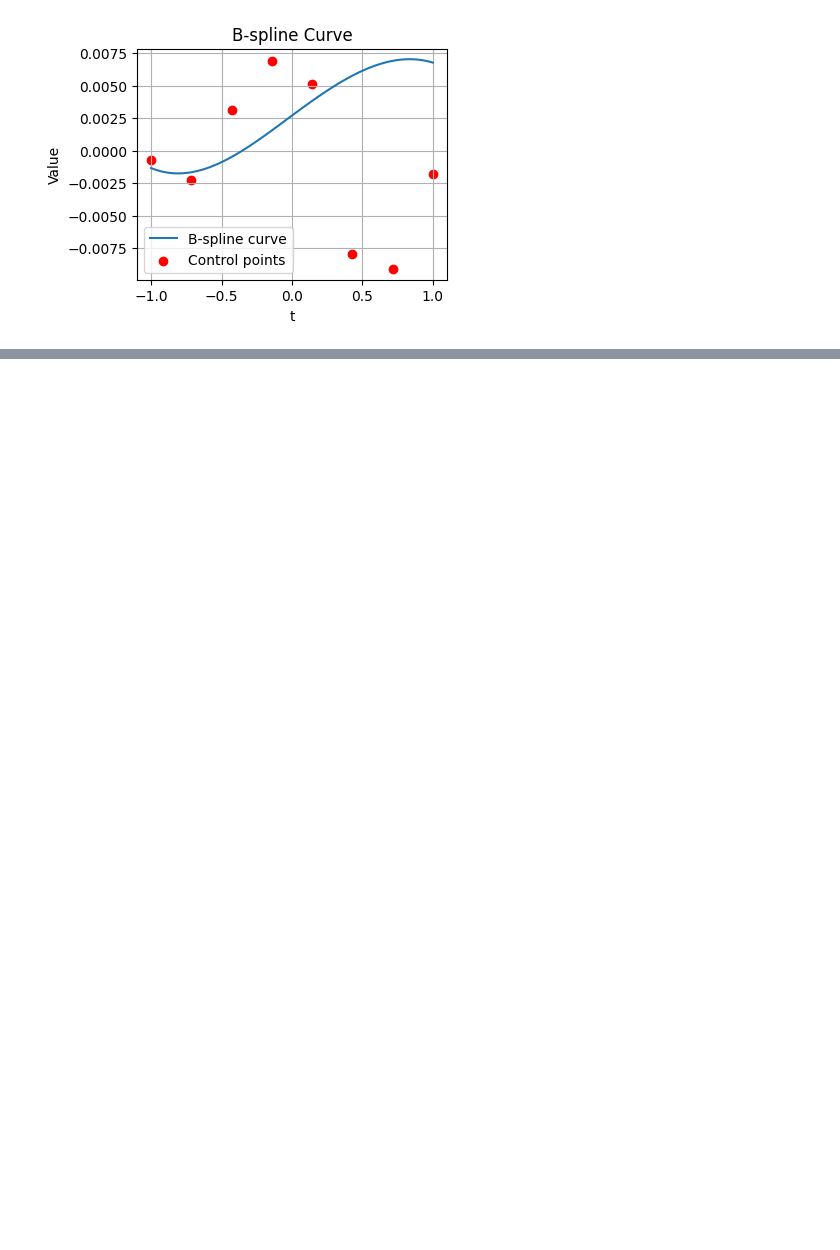
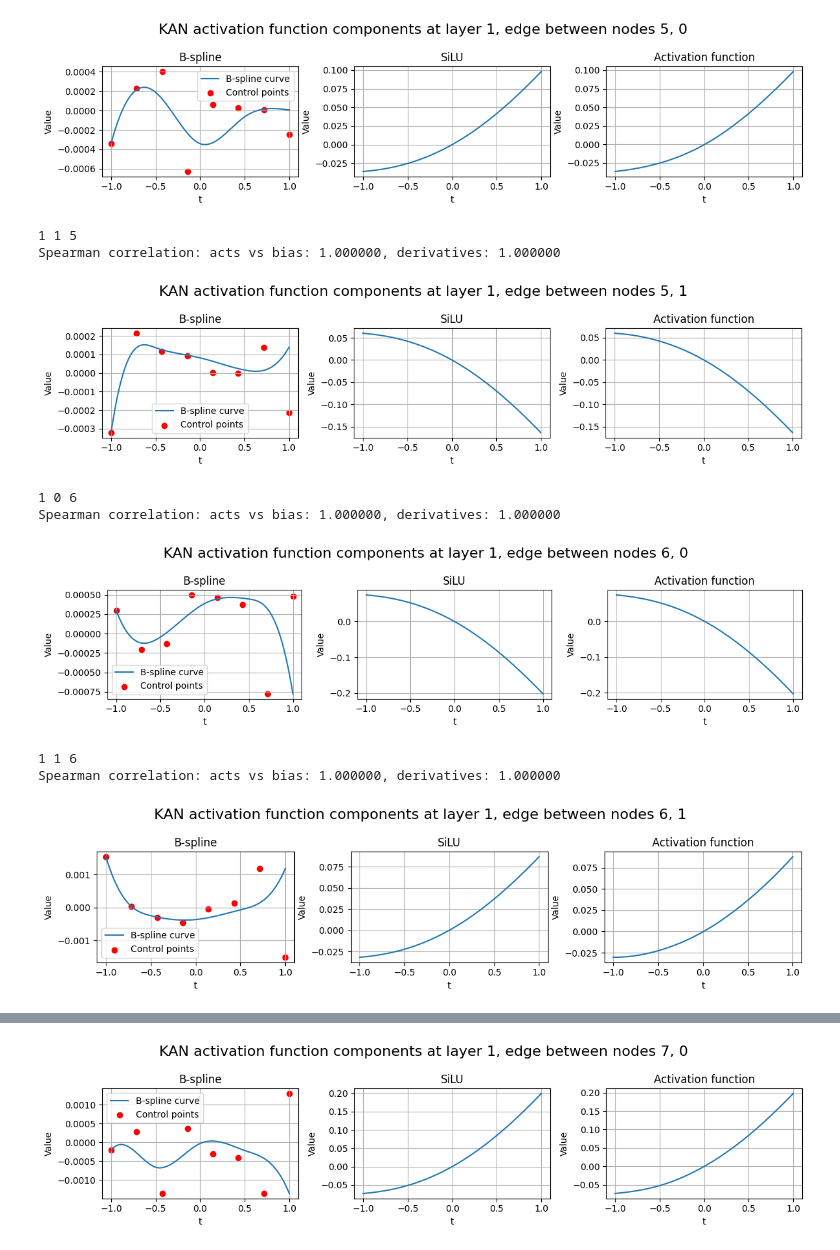
Before and after one commit to laurensjdv/t, a Jupyter notebook: kan_plotting.ipynb, the cells around one changed output, grey strips where cells are left out. Saved outputs shown, nothing was run; the diff lists cells and outputs as text; code cells hidden in the pictures; blank space fills up the shorter version.

```diff
--- a/kan_plotting.ipynb
+++ b/kan_plotting.ipynb
@@ -9,5 +9,6 @@ from scipy.interpolate import BSpline
 from torch.utils.data import DataLoader
 from kan.utils import create_dataset
 
-# DEVICE = torch.device("cuda" if torch.cuda.is_available() else "cpu")
+DEVICE = torch.device("cuda" if torch.cuda.is_available() else "cpu")
+DEVICE = torch.device("cpu")
 # %%
@@ -78,2 +134,0 @@ tensor([ 0.0002, -0.0041, -0.0150,  0.0127,  0.0068, -0.0152,  0.0090,  0.0035],
-# %%
-model.load_state_dict(checkpoint)
@@ -82,27 +135,49 @@ model.load_state_dict(checkpoint)
-# %%
-# most important feature
-l = 0
-i = 0
 # %%
 
 
 base_diff = []
 
+corrs = []
+grad_corrs = []
+
 for l,layer in enumerate(model.layers):
-    for i in range(layer.base_weight.shape[0]):
-        for j in range(layer.base_weight.shape[1]):
+    corrs.append([])
+    grad_corrs.append([])
+    for j in range(layer.base_weight.shape[1]):
+        node_corrs = []
+        node_grad_corrs = []
+        for i in range(layer.base_weight.shape[0]):
+
             diff = layer.spline_weight[i][j].max() - layer.spline_weight[i][j].min()
             base = layer.base_weight[i][j]
+            corr, grad_corr = spearman_corrs(model, [l,i,j])
 
             edge = {
+                "corr": corr,
+                "grad_corr": grad_corr,
                 "diff": diff,
                 "base": abs(base),
                 "idx": [l,i,j],
             }
             base_diff.append(edge)
+            node_corrs.append(corr)
+            node_grad_corrs.append(grad_corr)
+
+        corrs[l].append(node_corrs)
+        grad_corrs[l].append(node_grad_corrs)
+
+        # corrs[l].append(np.mean(node_corrs))
+        # grad_corrs[l].append(np.mean(node_grad_corrs))
+
+# print(grad_corrs)
+
+print(grad_corrs[0])
 
 diff = sorted(base_diff, key=lambda x: x["diff"], reverse=True)
 base = sorted(base_diff, key=lambda x: x["base"], reverse=False)
+flat_corrs = sorted(base_diff, key=lambda x: x["corr"], reverse=False)
+flat_grad_corrs = sorted(base_diff, key=lambda x: x["grad_corr"], reverse=False)
+
 
 print(base[0])
 print(base[1])
@@ -112,21 +187,22 @@ print(base[3])
 print(len(base))
 
 # top 5 idx from base
-# for t in range(0,2300,95):
-#     l = base[t]['idx'][0]
-#     i = base[t]['idx'][1]
-#     j = base[t]['idx'][2]
-#     print(l,i,j)
-#     visualize_kan(model.layers[l].spline_weight[i][j].detach().numpy(), model.layers[l].base_weight[i][j])
+for t in range(450,455,1):
+    l = flat_corrs[t]['idx'][0]
+    i = flat_corrs[t]['idx'][1]
+    j = flat_corrs[t]['idx'][2]
+    print(l,i,j)
+    # visualize_kan(model.layers[l].spline_weight[i][j].detach().numpy(), model.layers[l].base_weight[i][j])
+    visualize_kan(model, [l,i,j])
 
-
-
-t = 2
-l = base[t]['idx'][0]
-i = base[t]['idx'][1]
-j = base[t]['idx'][2]
-print(l,i,j)
-visualize_kan(model.layers[l].spline_weight[i][j].detach().numpy(), model.layers[l].base_weight[i][j])
+print(f"mean corrs: {np.mean([x['corr'] for x in flat_corrs])}")
+print(f"mean grad corrs: {np.mean([x['grad_corr'] for x in flat_corrs])}")
+# t = 2
+# l = base[t]['idx'][0]
+# i = base[t]['idx'][1]
+# j = base[t]['idx'][2]
+# print(l,i,j)
+# visualize_kan(model.layers[l].spline_weight[i][j].detach().numpy(), model.layers[l].base_weight[i][j])
 
 
 
@@ -145 +220,10 @@ jaccard index: 0.0
-[figure, old version]
+[figure, new version]
+1 1 5
+Spearman correlation: acts vs bias: 1.000000, derivatives: 1.000000
+[figure, added]
+1 0 6
+Spearman correlation: acts vs bias: 1.000000, derivatives: 1.000000
+[figure, added]
+1 1 6
+Spearman correlation: acts vs bias: 1.000000, derivatives: 1.000000
+[figure, added]
@@ -145,0 +232 @@ jaccard index: 0.0
+[figure, added]
```
Also changed, not shown: parts of 6 cells of this notebook, 2 other files.
